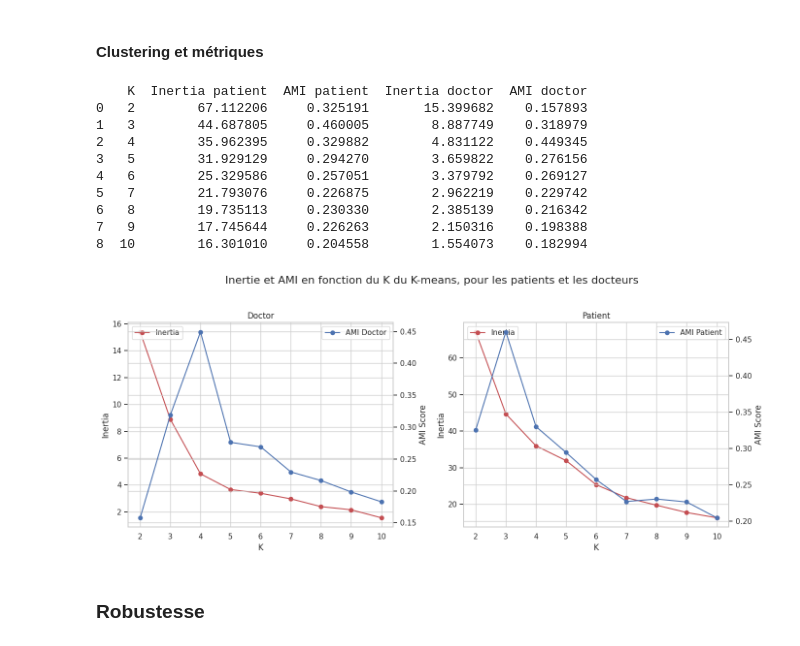
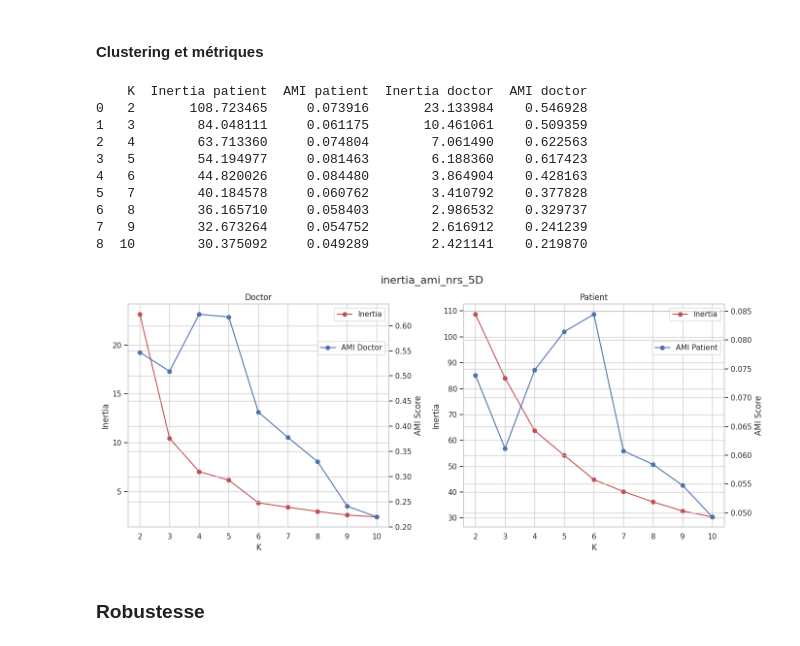
Before and after one commit to lecueguillaume/G4H_AKM_RS_NRS, a Jupyter notebook: Clustering_NRS.ipynb, the cells around one changed output. Cells and saved outputs as stored; diff of their text form; code cells hidden in the pictures.

```diff
--- a/Clustering_NRS.ipynb
+++ b/Clustering_NRS.ipynb
@@ -62,7 +43,6 @@ from sklearn.metrics import confusion_matrix, ConfusionMatrixDisplay # Confusion
 from sklearn.decomposition import PCA
 from sklearn.manifold import TSNE
 import umap.umap_ as umap
-import pacmap
 import seaborn as sns
 # Clustering
 from sklearn.cluster import KMeans
@@ -84,6 +64,9 @@ import importlib
 
 # Pour compter le temps d'exécution d'une fonction
 import time
+
+#theme
+sns.set_theme(style="whitegrid")
 # %%
 # module maison
 import script.decorateur as decorateur
@@ -337,6 +320,6 @@ density of the graph: 10.83%
 # %%
 # Training
-estimates = get_estimations(graph_object.df, nb_epochs=20, show_print=0, algorithm = "NRS", dim_embedding = 3)
+estimates = get_estimations(graph_object.df, nb_epochs=20, show_print=0, algorithm = "NRS", dim_embedding = 5)
 
 # Recuperation des poids au niveau des embeddings
 ef_patient_hat = estimates[1][0]
@@ -382,19 +365,19 @@ plot_functions.plot_ef_RD(graph_object, ef_patient_hat, ef_doctor_hat, label_doc
 tab_kmeans = metrique.tab_ami_kmeans_inertia(graph_object, ef_patient= ef_patient_hat, ef_doctor = ef_doctor_hat, save = False,return_ = True)
 # %% [output]
     K  Inertia patient  AMI patient  Inertia doctor  AMI doctor
-0   2        67.112206     0.325191       15.399682    0.157893
-1   3        44.687805     0.460005        8.887749    0.318979
-2   4        35.962395     0.329882        4.831122    0.449345
-3   5        31.929129     0.294270        3.659822    0.276156
-4   6        25.329586     0.257051        3.379792    0.269127
-5   7        21.793076     0.226875        2.962219    0.229742
-6   8        19.735113     0.230330        2.385139    0.216342
-7   9        17.745644     0.226263        2.150316    0.198388
-8  10        16.301010     0.204558        1.554073    0.182994
+0   2       108.723465     0.073916       23.133984    0.546928
+1   3        84.048111     0.061175       10.461061    0.509359
+2   4        63.713360     0.074804        7.061490    0.622563
+3   5        54.194977     0.081463        6.188360    0.617423
+4   6        44.820026     0.084480        3.864904    0.428163
+5   7        40.184578     0.060762        3.410792    0.377828
+6   8        36.165710     0.058403        2.986532    0.329737
+7   9        32.673264     0.054752        2.616912    0.241239
+8  10        30.375092     0.049289        2.421141    0.219870
 # %%
-plot_functions.plot_tab_ami_inertia_kmeans(tab_kmeans)
+plot_functions.plot_tab_ami_inertia_kmeans(tab_kmeans, save = True, title="inertia_ami_nrs_5D")
 # %% [output]
-[figure, old version]
+[figure, new version]
 # %% [markdown]
 ### Robustesse
 # %%
```
Also changed, not shown: parts of 8 cells of this notebook, 2 other files.
